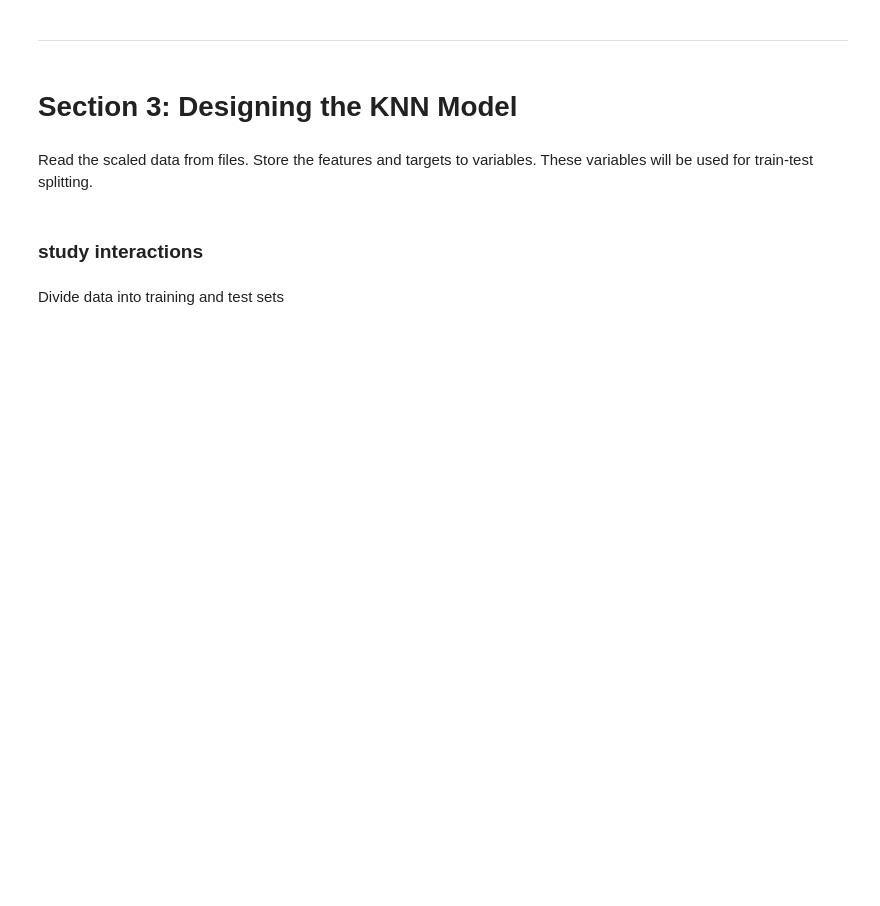
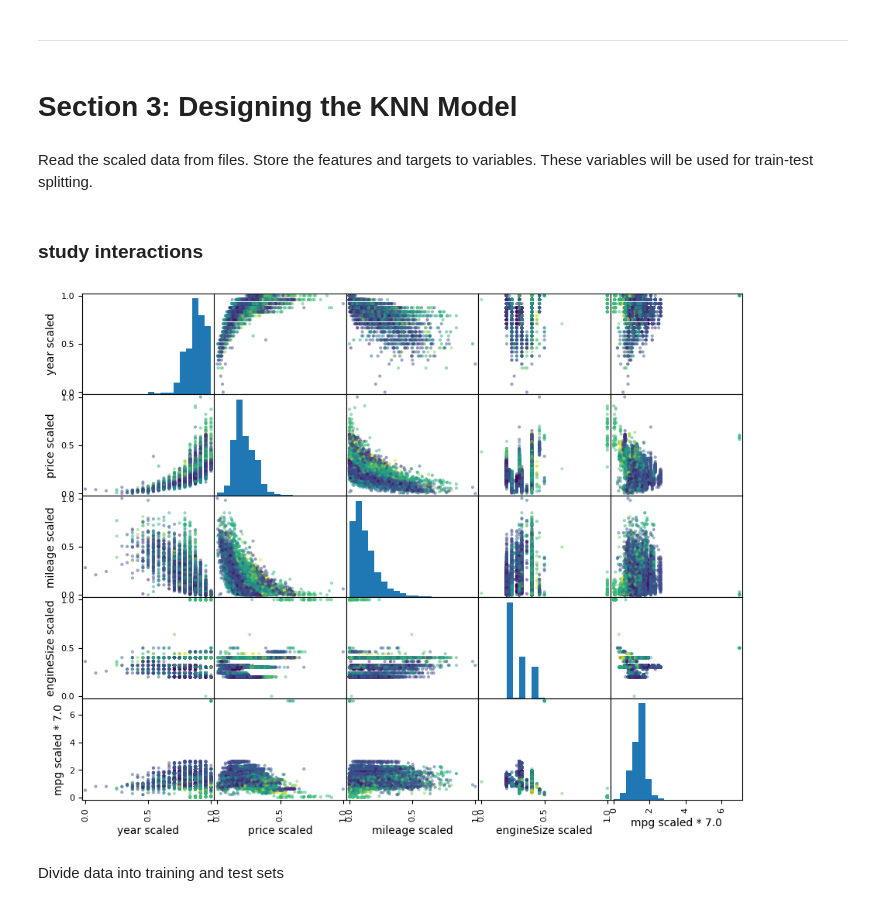
Before and after one commit to ddoggdiggitty/INFS-768-project, a Jupyter notebook: Group Project/Programming/CompiledKNN_mpg_x_7.0.ipynb, the cells around one changed output. Saved outputs shown, nothing was run; the diff lists cells and outputs as text; code cells hidden in the pictures; blank space fills up the shorter version.

Commit message:
Added a  duplicate of CompiledKNN.ipynb, but with mpg scaled by 7.0
Signed-off-by: ddoggdiggitty <93421421+ddoggdiggitty@users.noreply.github.com>

```diff
--- a/Group Project/Programming/CompiledKNN_mpg_x_7.0.ipynb
+++ b/Group Project/Programming/CompiledKNN_mpg_x_7.0.ipynb
@@ -37,8 +39,8 @@ The car models with high misclassification rates are stored in `df2` and exporte
 # %% [markdown]
 Scale the dataset. Additionaly, multiply the "mpg scaled" attribute by a weight of `mpg_weight` to adjust the impact for groupings of this attribute.
 # %%
-mpg_weight = 7.0
+mpg_weight: float = 7.0
 
 # use mpg_col_name to rename the columns after adjusting the "mpg scaled" feature
-mpg_col_name = "mpg scaled * " + str(mpg_weight)
+mpg_col_name: str = "mpg scaled * " + str(mpg_weight)
 print("mpg_col_name: \'" + mpg_col_name + "\'")
@@ -45,11 +49,11 @@ print("mpg_col_name: \'" + mpg_col_name + "\'")
 # %%
-scaler = MinMaxScaler()
+scaler: MinMaxScaler = MinMaxScaler()
 scaler.fit(X)
 X_scaled_mpg_x_7_0 = scaler.transform(X)
-columns = X.columns + " scaled"
-X_scaled_mpg_x_7_0 = pd.DataFrame(X_scaled_mpg_x_7_0, columns=columns)
+columns: Index = X.columns + " scaled"
+X_scaled_mpg_x_7_0: DataFrame = pd.DataFrame(X_scaled_mpg_x_7_0, columns=columns)
 # %%
 # adjust the 'mpg scaled' feature
-mpg_scaled = X_scaled_mpg_x_7_0["mpg scaled"].to_frame(name=mpg_col_name)*mpg_weight
-X_scaled_mpg_x_7_0 = pd.concat([X_scaled_mpg_x_7_0.drop("mpg scaled", axis=1), mpg_scaled], axis=1)
+mpg_scaled: DataFrame = X_scaled_mpg_x_7_0["mpg scaled"].to_frame(name=mpg_col_name)*mpg_weight
+X_scaled_mpg_x_7_0: DataFrame = pd.concat([X_scaled_mpg_x_7_0.drop("mpg scaled", axis=1), mpg_scaled], axis=1)
 display(X_scaled_mpg_x_7_0.head())
@@ -63,27 +74,26 @@ display(X_scaled_mpg_x_7_0.head())
 Read the scaled data from files. Store the features and targets to variables. These variables will be used for train-test splitting.
 # %%
 # read the target attribute
-y = y.to_numpy().ravel()
+y: ndarray = y.to_numpy().ravel()
 # %% [markdown]
 ### study interactions
 # %%
-
-
-
 if (gen_new_plot):
     # labels for pairwise plots
     from sklearn.preprocessing._label import LabelEncoder
 
     pd.plotting.scatter_matrix(
         X_scaled_mpg_x_7_0[X_scaled_mpg_x_7_0.columns[[0,1,2,3,11]]],
         c=LabelEncoder().fit(y).transform(y),
         diagonal='hist',
         hist_kwds={'bins':20},
         figsize=(11, 8.5),
     )
     plt.show()
 else:
-    Image("")
+    display(Image(".CompiledKNN_mpg_x_7.0/PairPlot.png"))
+# %% [output]
+[figure, added]
 # %% [markdown]
 Divide data into training and test sets
 # %%
```
Also changed, not shown: parts of 28 cells of this notebook, 2 other files.
